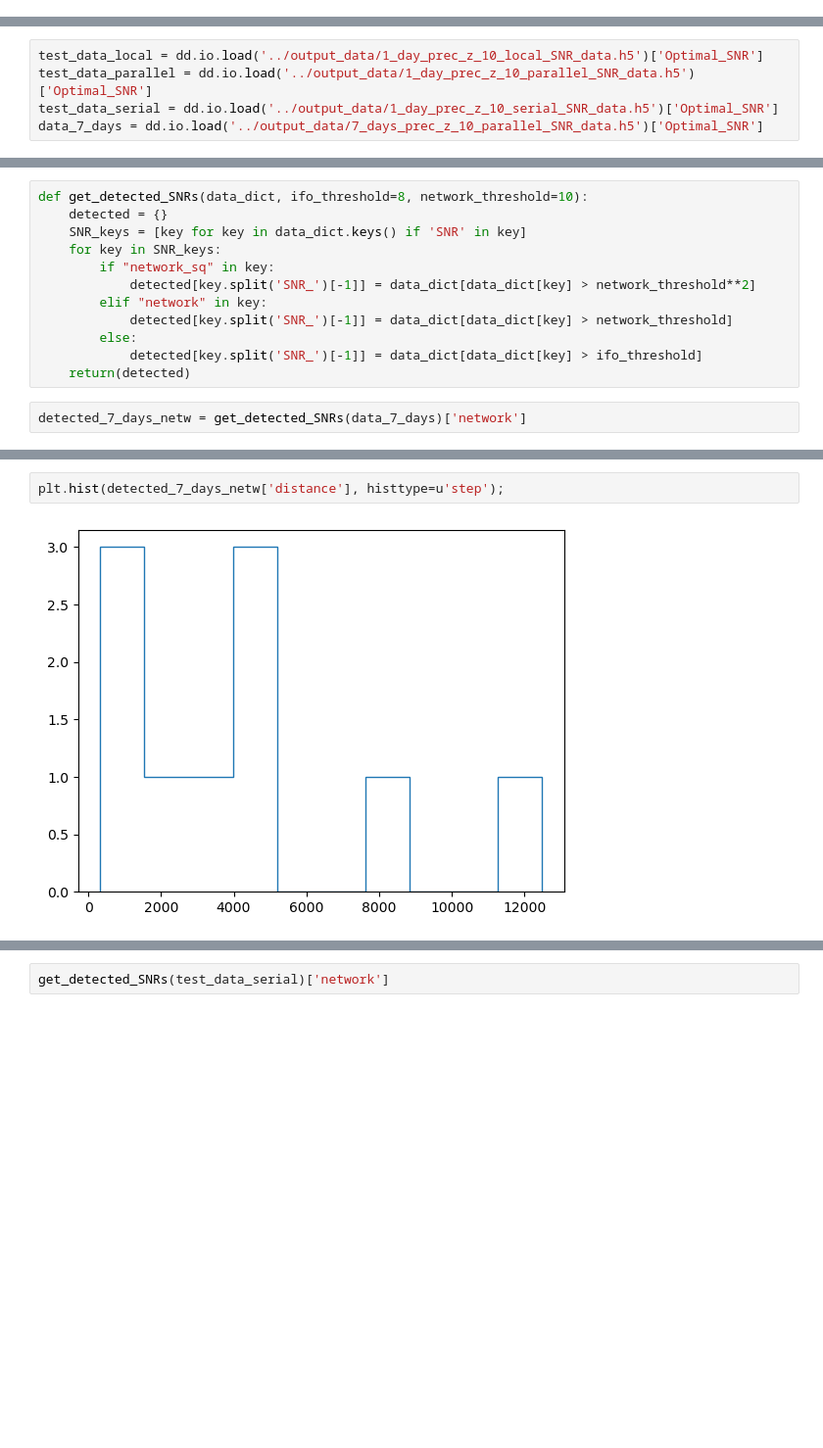
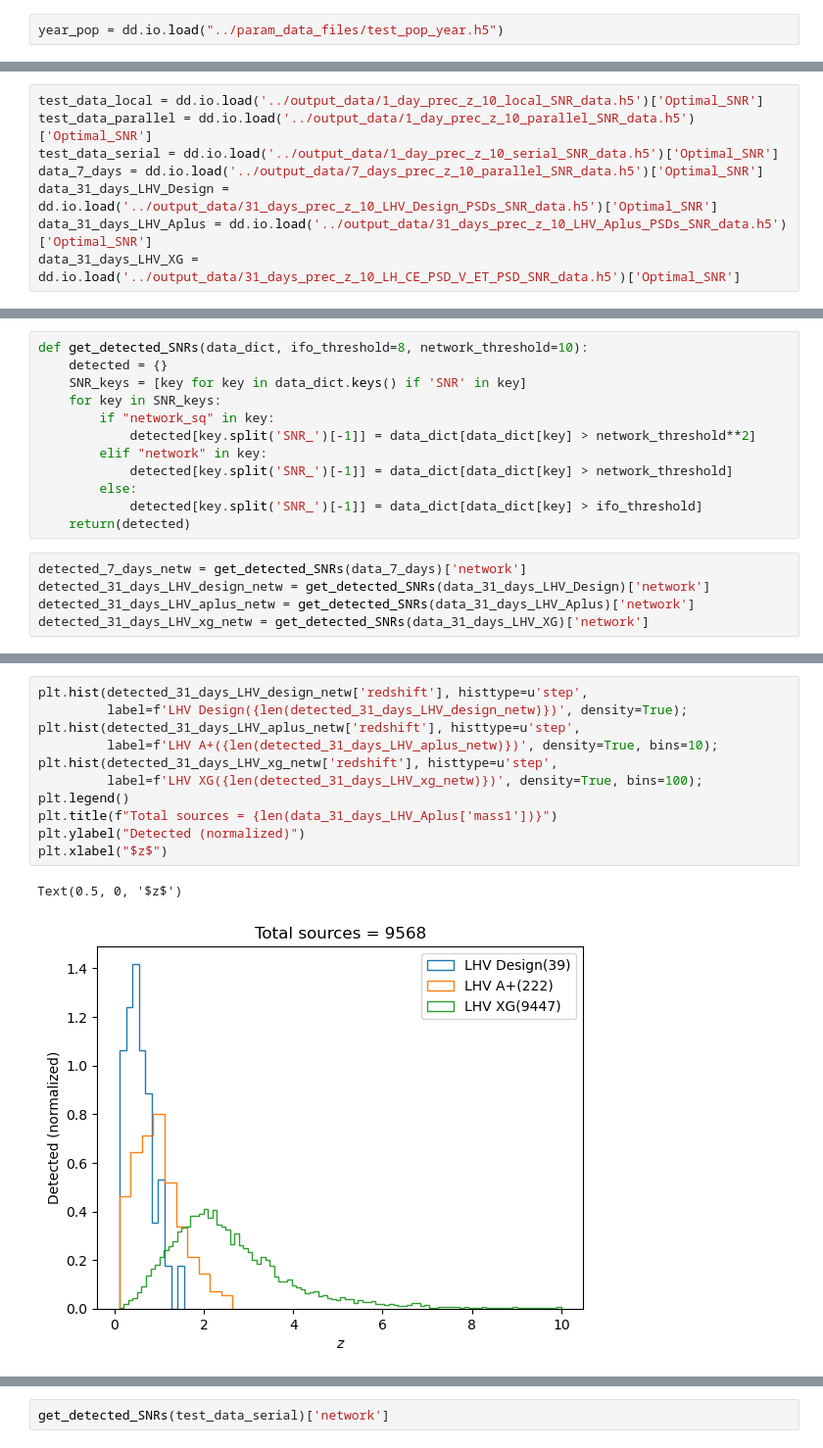
Before and after one commit to divyajyoti09/next_gen_detect, a Jupyter notebook: SNR_plots.ipynb, the cells around one changed output, grey strips where cells are left out. Shown at 98% size. Drawn from its saved outputs; the diff is of its cells as text; blank space fills up the shorter version.

```diff
--- a/SNR_plots.ipynb
+++ b/SNR_plots.ipynb
@@ -5,3 +5,5 @@ import numpy as np
 import pylab as plt
 # %%
 python = '/Users/gravity/opt/anaconda3/envs/gwforge_18Oct24/bin/python'
+# %%
+year_pop = dd.io.load("../param_data_files/test_pop_year.h5")
@@ -10,3 +16,6 @@ test_data_local = dd.io.load('../output_data/1_day_prec_z_10_local_SNR_data.h5')
 test_data_parallel = dd.io.load('../output_data/1_day_prec_z_10_parallel_SNR_data.h5')['Optimal_SNR']
 test_data_serial = dd.io.load('../output_data/1_day_prec_z_10_serial_SNR_data.h5')['Optimal_SNR']
 data_7_days = dd.io.load('../output_data/7_days_prec_z_10_parallel_SNR_data.h5')['Optimal_SNR']
+data_31_days_LHV_Design = dd.io.load('../output_data/31_days_prec_z_10_LHV_Design_PSDs_SNR_data.h5')['Optimal_SNR']
+data_31_days_LHV_Aplus = dd.io.load('../output_data/31_days_prec_z_10_LHV_Aplus_PSDs_SNR_data.h5')['Optimal_SNR']
+data_31_days_LHV_XG = dd.io.load('../output_data/31_days_prec_z_10_LH_CE_PSD_V_ET_PSD_SNR_data.h5')['Optimal_SNR']
@@ -33,6 +33,9 @@ def get_detected_SNRs(data_dict, ifo_threshold=8, network_threshold=10):
     return(detected)
 # %%
 detected_7_days_netw = get_detected_SNRs(data_7_days)['network']
+detected_31_days_LHV_design_netw = get_detected_SNRs(data_31_days_LHV_Design)['network']
+detected_31_days_LHV_aplus_netw = get_detected_SNRs(data_31_days_LHV_Aplus)['network']
+detected_31_days_LHV_xg_netw = get_detected_SNRs(data_31_days_LHV_XG)['network']
 # %%
 detected_7_days_netw.keys()
 # %% [output]
@@ -45,4 +126,14 @@ Index(['inclination', 'distance', 'mass1', 'mass2', 'coa_phase', 'f_ref',
 # %%
-plt.hist(detected_7_days_netw['distance'], histtype=u'step');
+plt.hist(detected_31_days_LHV_design_netw['redshift'], histtype=u'step',
+         label=f'LHV Design({len(detected_31_days_LHV_design_netw)})', density=True);
+plt.hist(detected_31_days_LHV_aplus_netw['redshift'], histtype=u'step',
+         label=f'LHV A+({len(detected_31_days_LHV_aplus_netw)})', density=True, bins=10);
+plt.hist(detected_31_days_LHV_xg_netw['redshift'], histtype=u'step',
+         label=f'LHV XG({len(detected_31_days_LHV_xg_netw)})', density=True, bins=100);
+plt.legend()
+plt.title(f"Total sources = {len(data_31_days_LHV_Aplus['mass1'])}")
+plt.ylabel("Detected (normalized)")
+plt.xlabel("$z$")
 # %% [output]
+Text(0.5, 0, '$z$')
-[figure, old version]
+[figure, new version]
```
Also changed, not shown: parts of 11 cells of this notebook, 1 other file.
